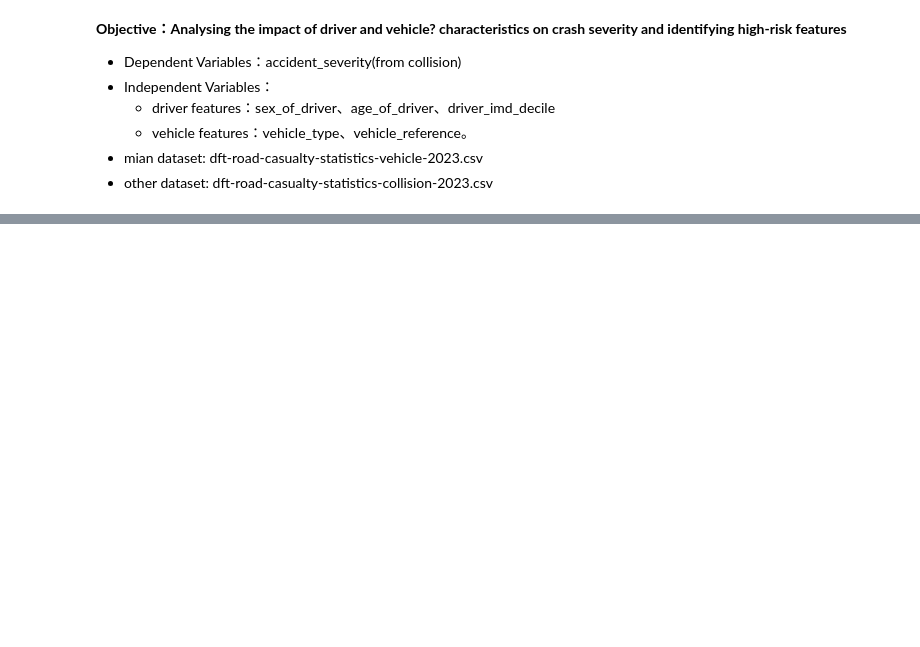
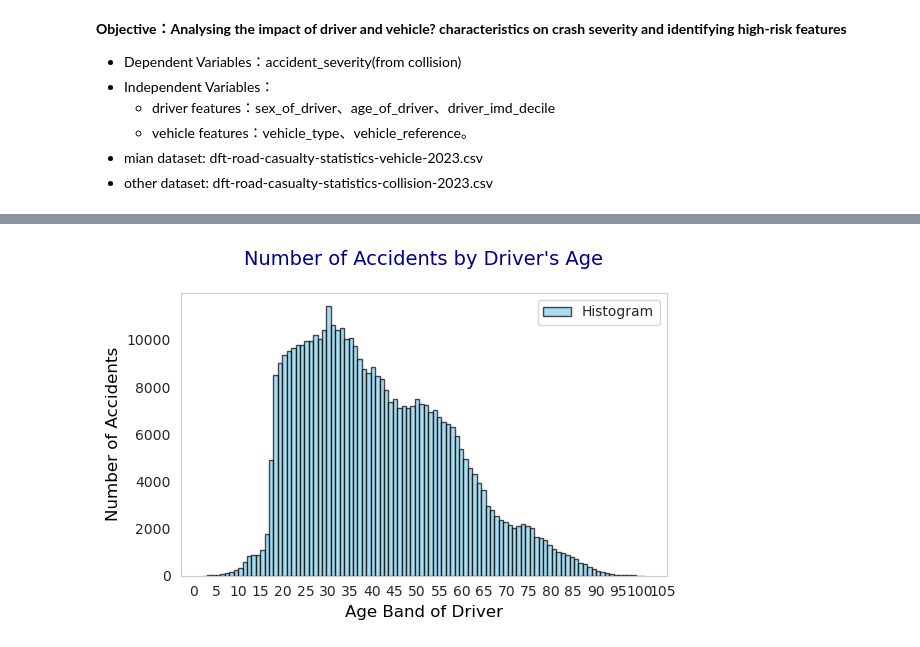
Before and after one commit to jwkee0420/Quantitative-Methods, a Jupyter notebook: huiting_test.ipynb, the cells around one changed output, grey strips where cells are left out. Saved outputs shown, nothing was run; the diff lists cells and outputs as text; code cells hidden in the pictures; blank space fills up the shorter version.

```diff
--- a/huiting_test.ipynb
+++ b/huiting_test.ipynb
@@ -124,24 +213,26 @@ plt.show()
 # %%
 # 绘制年龄分布直方图
 plt.figure(figsize=(6, 4))
-ax = cleaned_vehicle['age_band_of_driver'].hist(
+ax = cleaned_vehicle['age_of_driver'].hist(
     bins=100, color='skyblue', edgecolor='black', alpha=0.7, label='Histogram')
 
 ax.set_title("Number of Accidents by Driver's Age", fontsize=14, color='darkblue', pad=20)
 ax.set_xlabel("Age Band of Driver", fontsize=12, color='black')
 ax.set_ylabel("Number of Accidents", fontsize=12, color='black')
 ax.xaxis.set_major_locator(plt.MultipleLocator(5))  # 设置 x 轴刻度每 1 显示一次
 #ax.grid(axis='y', linestyle='--', alpha=0.7)  # 添加水平网格线
 
 # 移除网格线
 ax.grid(False)
 
 # 添加图例
 plt.legend(fontsize=10)
 
 # 调整布局并显示图表
 plt.tight_layout()
 plt.show()
+# %% [output]
+[figure, added]
 # %%
 sex_of_driver_counts = cleaned_vehicle['sex_of_driver'].value_counts()
 
```
Also changed, not shown: parts of 11 cells of this notebook.
